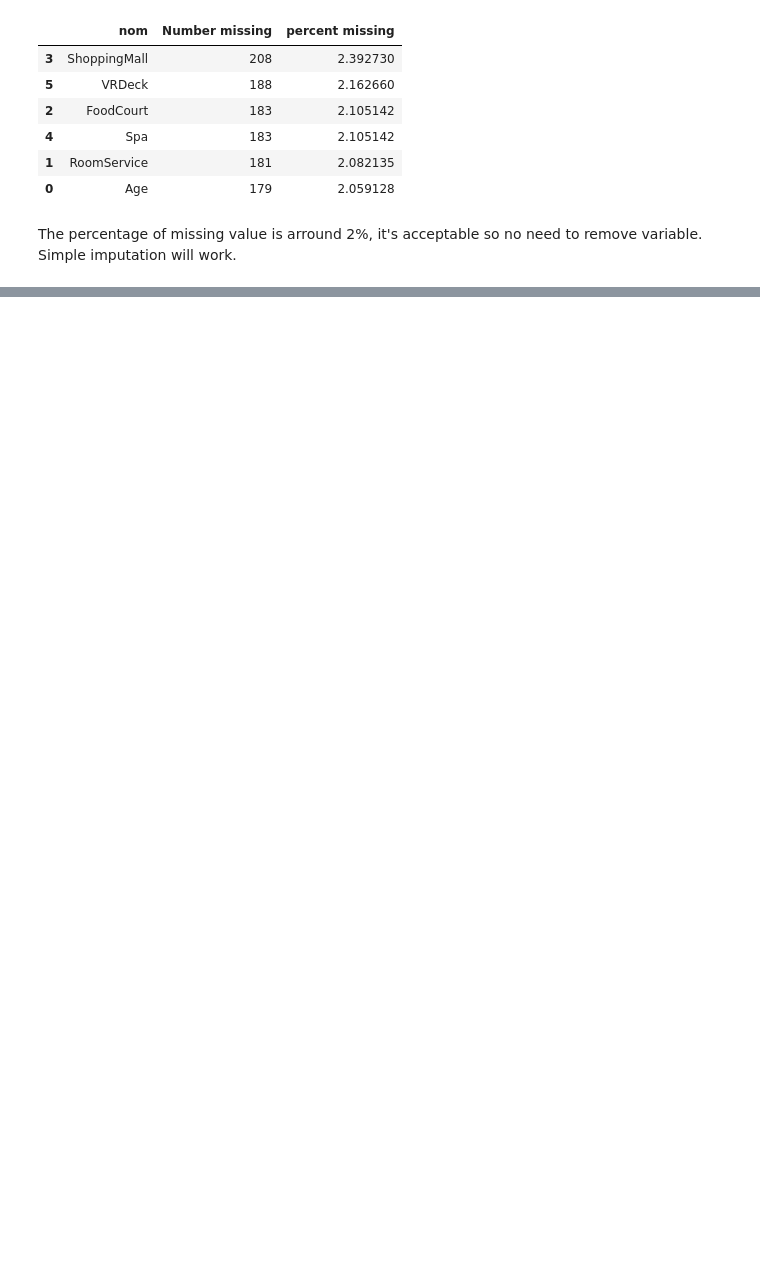
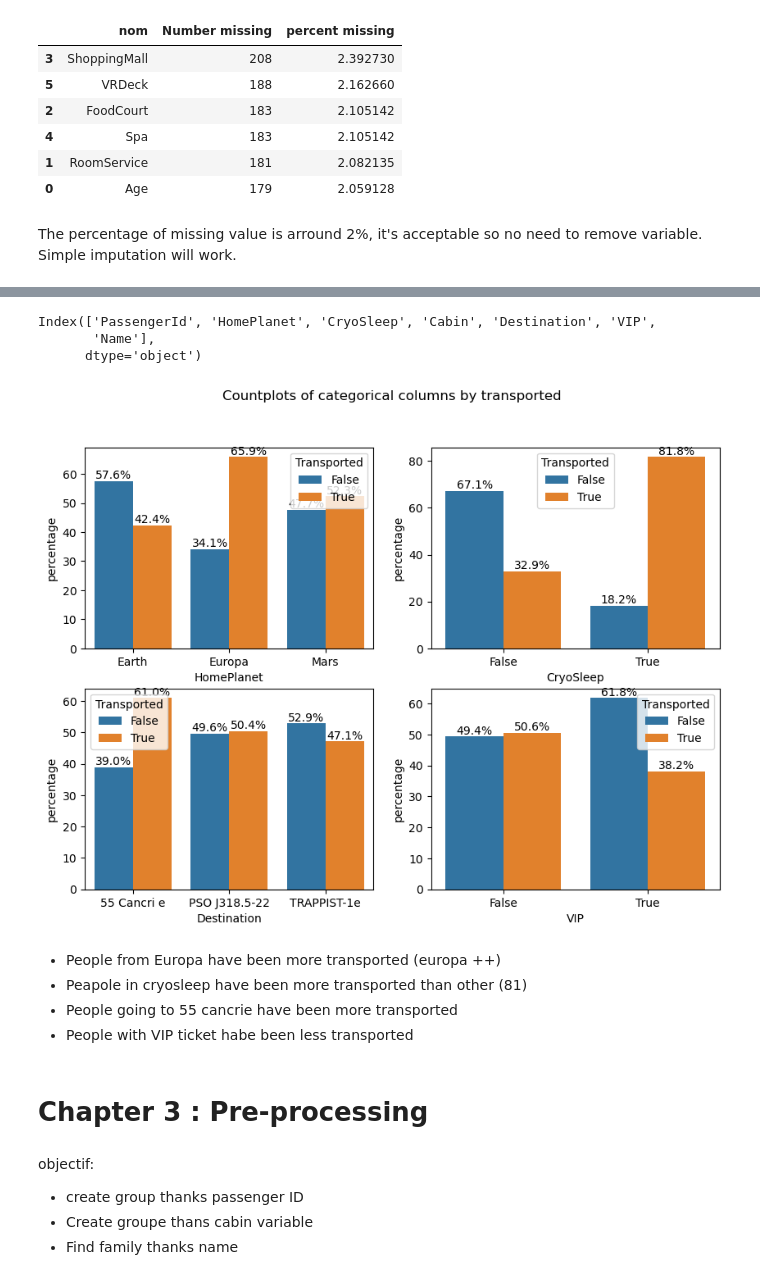
Before and after one commit to Dudul-99/Data-Science, a Jupyter notebook: space_titanice.ipynb, the cells around one changed output, grey strips where cells are left out. Drawn from its saved outputs; the diff is of its cells as text; code cells hidden in the pictures; blank space fills up the shorter version.

```diff
--- a/space_titanice.ipynb
+++ b/space_titanice.ipynb
@@ -106,0 +123,37 @@ The percentage of missing value is arround 2%, it's acceptable so no need to rem
+# %%
+# categorical columns
+categorical_cols = df_train.select_dtypes(include=['object']).columns
+categorical_cols
+# %% [output]
+Index(['PassengerId', 'HomePlanet', 'CryoSleep', 'Cabin', 'Destination', 'VIP',
+       'Name'],
+      dtype='object')
+# %%
+#split screen
+fig, axes = plt.subplots(2, 2, figsize=(10, 7))
+fig.suptitle('Countplots of categorical columns by transported')
+#select the variables to plot
+vars = ['HomePlanet', 'CryoSleep', 'Destination', 'VIP']
+# loop to create the countplots
+for i, var in enumerate(vars):
+    counts = df_train.groupby(var)['Transported'].value_counts(normalize=True).mul(100).reset_index(name='percentage')
+    ax = sns.barplot(data=counts, x=var, y='percentage', hue='Transported', ax=axes[i//2, i%2])
+    for p in ax.patches:
+        height = p.get_height()
+        ax.annotate(f'{height:.1f}%', (p.get_x() + p.get_width() / 2., height), ha='center', va='bottom')
+
+plt.show()
+# %% [output]
+[figure, added]
+# %% [markdown]
+- People from Europa have been more transported (europa ++)
+- Peapole in cryosleep have been more transported than other (81)
+- People going to 55 cancrie have been more transported
+- People with VIP ticket habe been less transported
+# %% [markdown]
+# Chapter 3 : Pre-processing
+# %% [markdown]
+objectif:
+- create group thanks passenger ID
+- Create groupe thans cabin variable
+- Find family thanks name
```
Also changed, not shown: parts of 6 cells of this notebook.
